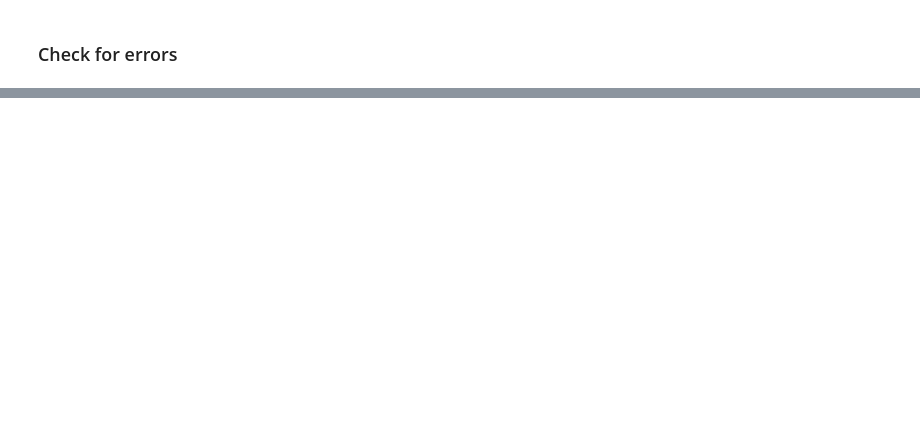
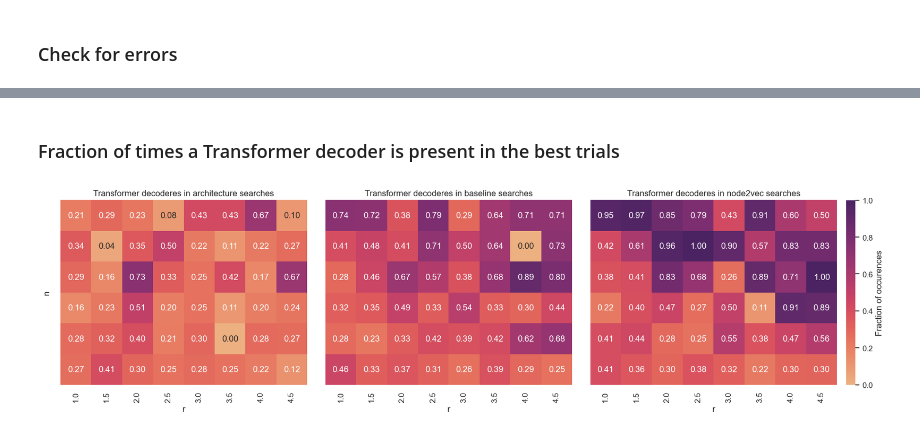
Before and after one commit to omargup/Policy-Gradient-MaxSAT-Solver, a Jupyter notebook: plot_exp.ipynb, the cells around one changed output, grey strips where cells are left out. Drawn from its saved outputs; the diff is of its cells as text; code cells hidden in the pictures; blank space fills up the shorter version.

```diff
--- a/plot_exp.ipynb
+++ b/plot_exp.ipynb
@@ -262,0 +355,68 @@ l
+# %% [markdown]
+### Fraction of times a Transformer decoder is present in the best trials
+# %%
+# Generate dataframe with fraction of times each value of the feature of interest happens
+csv_path = 'results/df_best_trials.csv'
+feature = 'config/decoder'
+df_best_trials = pd.read_csv(csv_path)
+df_ft = best_trials2best_feaures(df_best_trials, feature)
+
+# Drop some column to keep only Transformer
+df_ft = df_ft.drop(columns=['GRU', 'LSTM'])
+
+# Generate list of dataframes
+list_df = []
+for s in ['arch', 'baseline', 'node2vec']:
+    # Get df for each search assumption
+    # Keep only rows with specific s
+    df_s = df_ft[df_ft['s'] == s]
+    # Convert column r to row
+    df_s = df_s.pivot(index='n', columns='r', values=['Transformer'])
+    # Order from largest to smallest n
+    df_s = df_s.reindex(index=df_s.index[::-1])
+    list_df.append(df_s)
+
+
+# Generate plot
+fig, axes = plt.subplots(1, 3, sharex=False, sharey=True, figsize=(21, 5))
+sns.set_theme(style="whitegrid")
+
+# Subplot 1: Architecture Search
+inst = 0
+sns.heatmap(list_df[0], annot=True, vmin=0, vmax=1, cmap='flare', cbar=True, fmt=".2f", square=True, ax=axes[inst],
+            cbar_kws={'label': 'Fraction of occurences', 'pad': 0.03, "shrink": 0.94})
+axes[inst].set_xticklabels([1.0, 1.5, 2.0, 2.5, 3.0, 3.5, 4.0, 4.5])
+axes[inst].set_xlabel('r')
+axes[inst].set_title('Transformer decoderes in architecture searches')
+axes[inst].collections[0].colorbar.ax.set_visible(False)
+
+# Subplot 2: Baseline Search
+inst = 1
+sns.heatmap(list_df[1], annot=True, vmin=0, vmax=1, cmap='flare', cbar=True, fmt=".2f", square=True, ax=axes[inst],
+            cbar_kws={'label': 'Fraction of occurences', 'pad': 0.03, "shrink": 0.94})
+axes[inst].set_xticklabels([1.0, 1.5, 2.0, 2.5, 3.0, 3.5, 4.0, 4.5])
+axes[inst].set_xlabel('r')
+axes[inst].set_yticklabels([])
+axes[inst].set_ylabel('')
+axes[inst].set_title('Transformer decoderes in baseline searches')
+axes[inst].collections[0].colorbar.ax.set_visible(False)
+
+# Subplot 3: Node2Vec Search
+inst = 2
+sns.heatmap(list_df[2], annot=True, vmin=0, vmax=1, cmap='flare', cbar=True, fmt=".2f", square=True, ax=axes[inst],
+            cbar_kws={'label': 'Fraction of occurences', 'pad': 0.03, "shrink": 0.94})
+axes[inst].set_xticklabels([1.0, 1.5, 2.0, 2.5, 3.0, 3.5, 4.0, 4.5])
+axes[inst].set_xlabel('r')
+axes[inst].set_yticklabels([])
+axes[inst].set_ylabel('')
+axes[inst].set_title('Transformer decoderes in node2vec searches')
+axes[inst].collections[0].colorbar.ax.set_visible(True)
+
+#plt.tight_layout()
+plt.subplots_adjust(wspace=-.12, hspace=0)
+#plt.show()
+
+plot_path = 'results/transformer.png'
+plt.savefig(plot_path, dpi=300, bbox_inches='tight', pad_inches=0.1)
+# %% [output]
+[figure, added]
```
Also changed, not shown: parts of 36 cells of this notebook.
